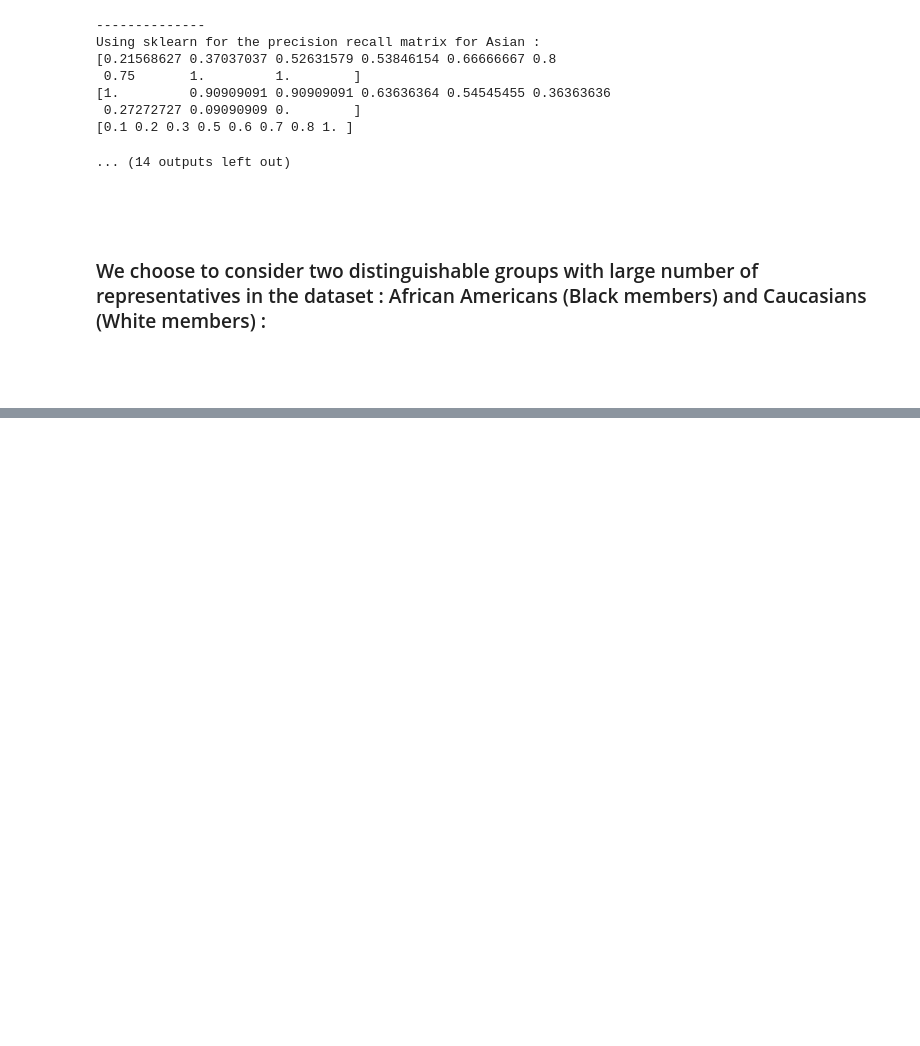
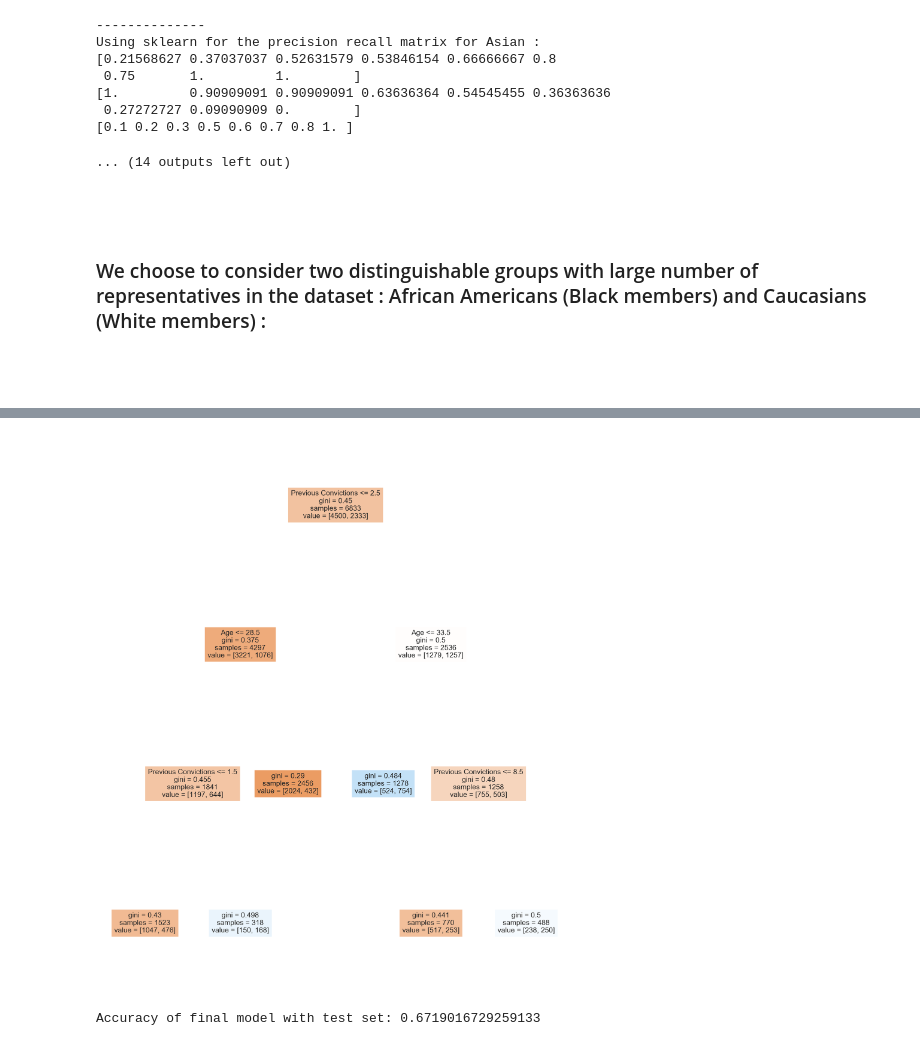
Before and after one commit to OSMaxwell/MIUG_Project, a Jupyter notebook: Untitled.ipynb, the cells around one changed output, grey strips where cells are left out. Saved outputs shown, nothing was run; the diff lists cells and outputs as text; code cells hidden in the pictures; blank space fills up the shorter version.

```diff
--- a/Untitled.ipynb
+++ b/Untitled.ipynb
@@ -886,29 +886,32 @@ overall comparison for different thresholds :
 # %%
 data3 = data.copy()
 data3['Male'] = 1-(data3['Sex'].astype('category')).cat.codes
 data3['Felony'] = 1-(data3['Degree of Conviction'].astype('category')).cat.codes
 data3['n_Race'] = (data3['Race'].astype('category')).cat.codes
 data3.drop(columns=['Name','Sex','Race','Degree of Conviction','Recidivism'],inplace=True) #Categories or unecessary for PCR
 
 y = data.Recidivism
 X = data3
 X.drop(columns=['pScore','COMPAS Score'],inplace=True)
 X_train, X_test, y_train, y_test = train_test_split(X, y, test_size=0.3, random_state=350)
 
 
 
 
-md=20
-mss=13
-mln=16
+md=7
+mss=5
+mln=6
 
 dct = DecisionTreeClassifier(random_state=42, max_depth=md, min_samples_split=mss, max_leaf_nodes=mln, criterion='gini')
 dct.fit(X_train,y_train)
 
 plt.figure(figsize=[50,60])
 plt.title("THE DECISION TREE(cont'd, Gini criterion")
 plot_tree(dct, filled=True, feature_names=X_train.columns)
 plt.show()
 
 dct.fit(X_train,y_train)
 print('Accuracy of final model with test set:', dct.score(X_test,y_test))
+# %% [output]
+[figure, added]
+Accuracy of final model with test set: 0.6719016729259133
```
Also changed, not shown: parts of 1 cell of this notebook.
